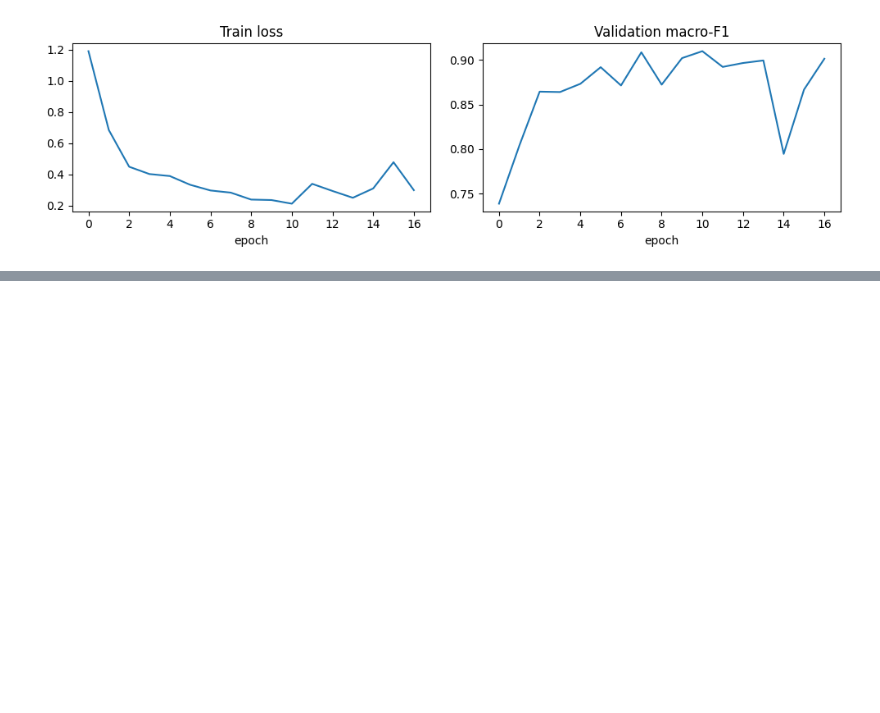
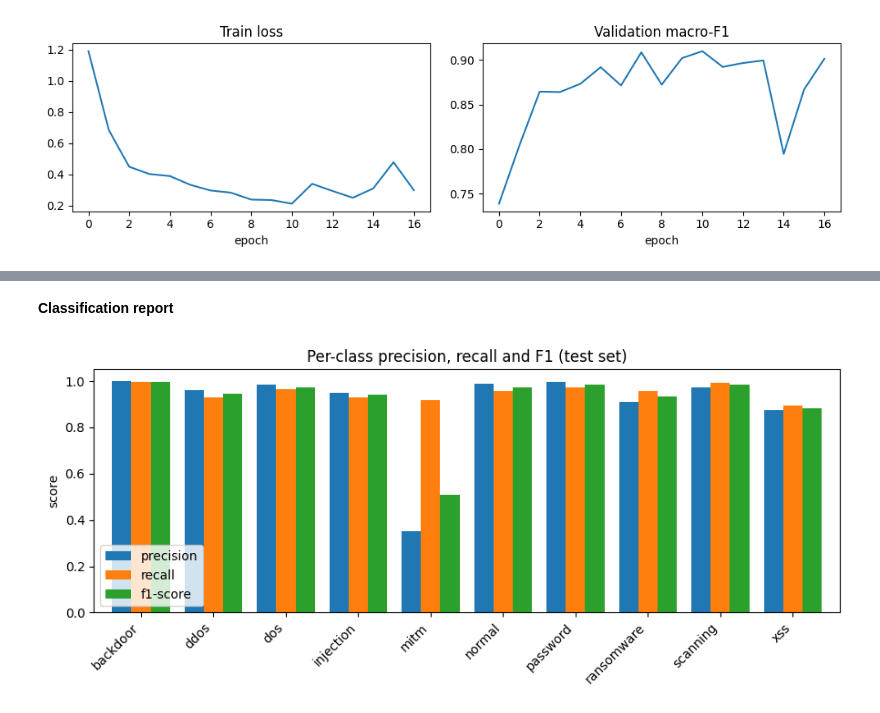
Before and after one commit to zeeshansafdar752/Research_Paper, a Jupyter notebook: ResearchPaper.ipynb, the cells around one changed output, grey strips where cells are left out. Drawn from its saved outputs; the diff is of its cells as text; code cells hidden in the pictures; blank space fills up the shorter version.

Commit message:
Classification report

```diff
--- a/ResearchPaper.ipynb
+++ b/ResearchPaper.ipynb
@@ -386,0 +389,10 @@ plt.tight_layout(); plt.show()
+# %%
+test_pred, test_prob = predict(model, test_loader)
+acc = accuracy_score(y_test, test_pred)
+p, r, f1, _ = precision_recall_fscore_support(y_test, test_pred, average="macro", zero_division=0)
+print(f"accuracy {acc:.4f}  macro-P {p:.4f}  macro-R {r:.4f}  macro-F1 {f1:.4f}")
+try:
+    print("macro ROC-AUC:", round(roc_auc_score(y_test, test_prob, multi_class="ovr", average="macro"), 4))
+except ValueError as e:
+    print("ROC-AUC not computed:", e)
+print(classification_report(y_test, test_pred, target_names=class_names, zero_division=0))
@@ -386,0 +418,15 @@ plt.tight_layout(); plt.show()
+# %% [markdown]
+**Classification report**
+# %%
+report = classification_report(y_test, test_pred, target_names=class_names, zero_division=0, output_dict=True)
+rep = pd.DataFrame(report).T.loc[class_names, ["precision", "recall", "f1-score"]]
+
+rep.plot(kind="bar", figsize=(9, 4), width=0.8)
+plt.ylim(0, 1.05)
+plt.title("Per-class precision, recall and F1 (test set)")
+plt.ylabel("score")
+plt.xticks(rotation=45, ha="right")
+plt.legend(loc="lower left")
+plt.tight_layout(); plt.show()
+# %% [output]
+[figure, added]
```
Also changed, not shown: parts of 2 cells of this notebook.
